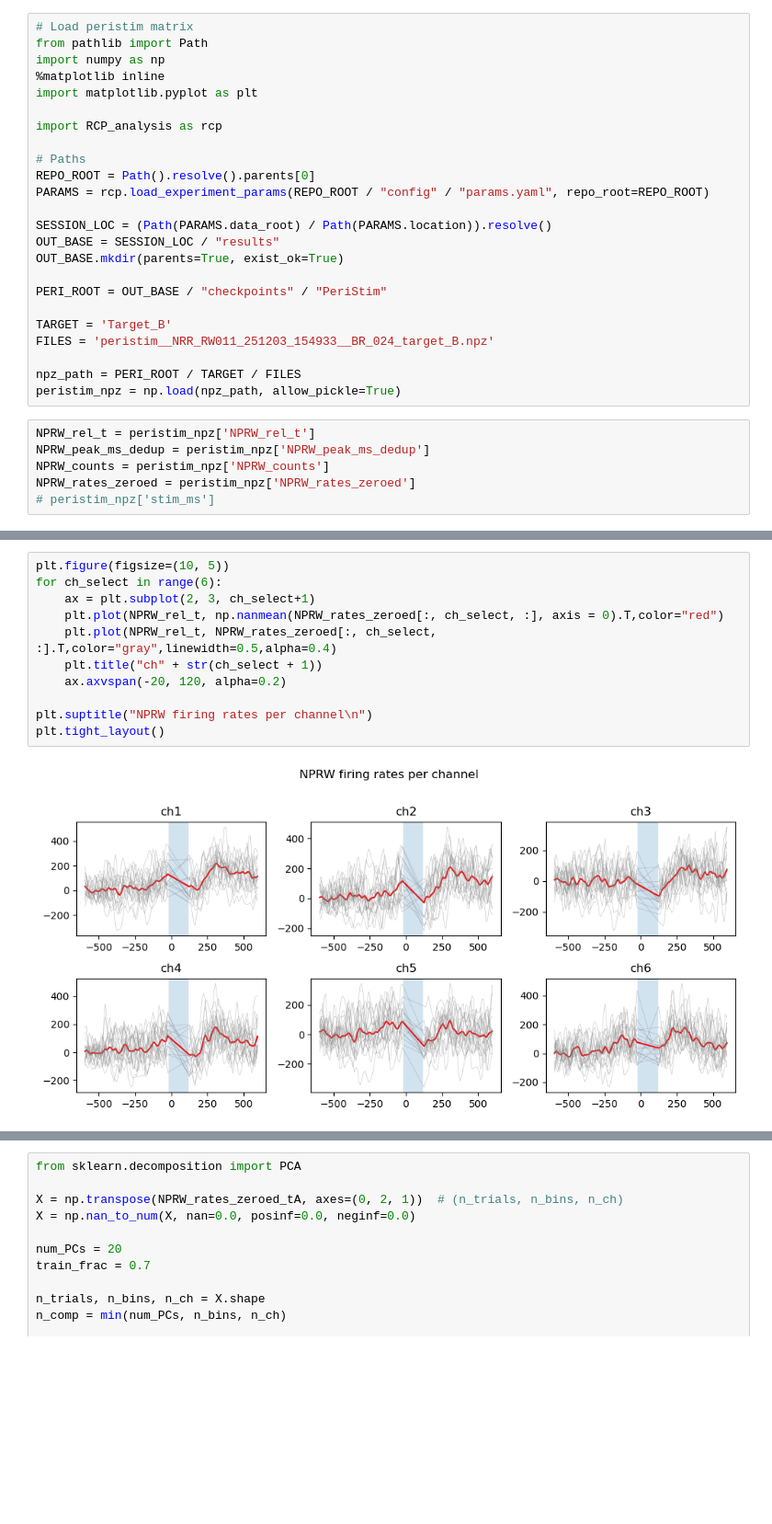
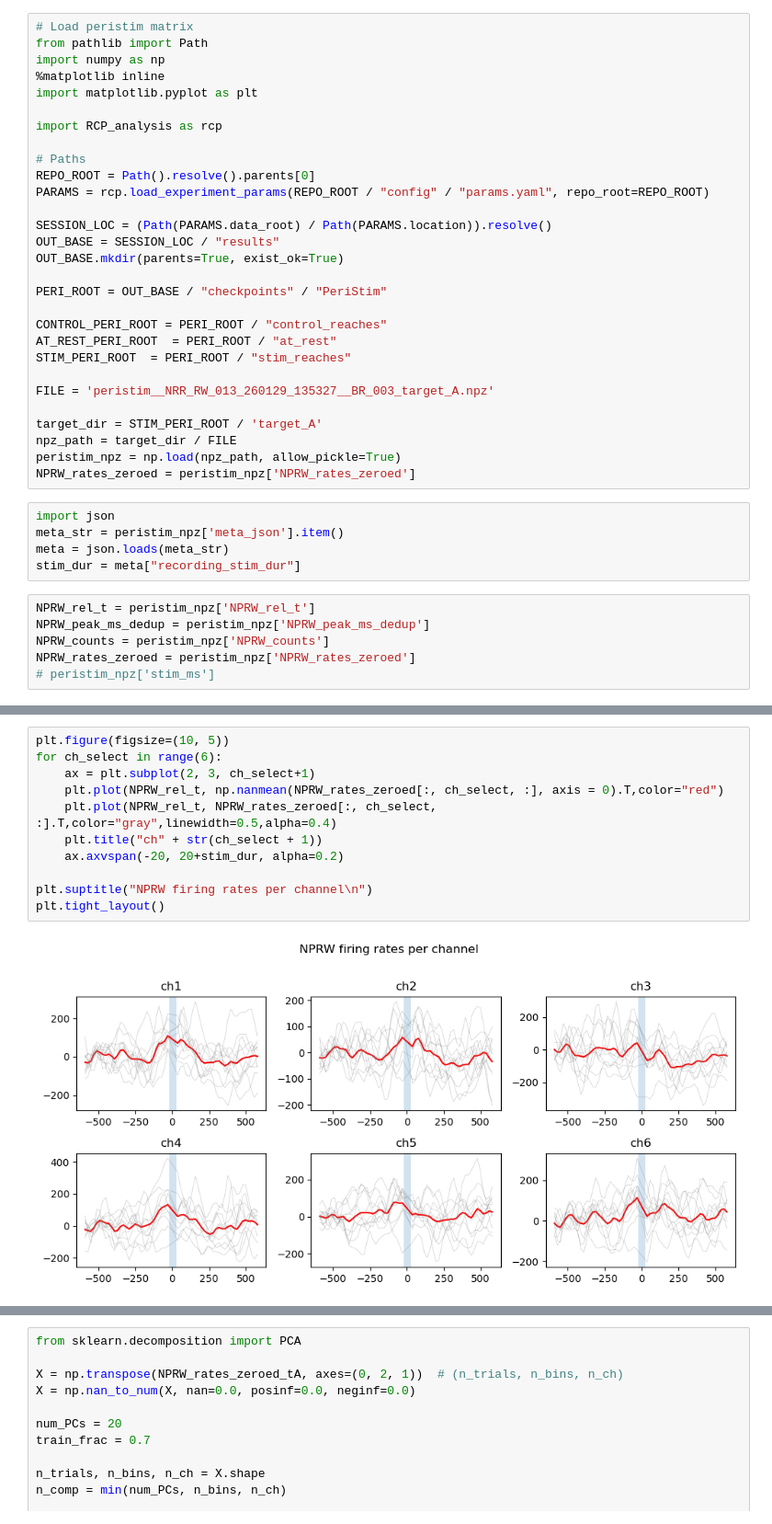
Before and after one commit to Raynor-Cerebellum-Project/RCP_analysis, a Jupyter notebook: scripts/PCA_analysis.ipynb, the cells around one changed output, grey strips where cells are left out. Shown at 92% size. Saved outputs shown, nothing was run; the diff lists cells and outputs as text; blank space fills up the shorter version.

```diff
--- a/scripts/PCA_analysis.ipynb
+++ b/scripts/PCA_analysis.ipynb
@@ -17,11 +17,21 @@ OUT_BASE.mkdir(parents=True, exist_ok=True)
 
 PERI_ROOT = OUT_BASE / "checkpoints" / "PeriStim"
 
-TARGET = 'Target_B'
-FILES = 'peristim__NRR_RW011_251203_154933__BR_024_target_B.npz'
+CONTROL_PERI_ROOT = PERI_ROOT / "control_reaches"
+AT_REST_PERI_ROOT  = PERI_ROOT / "at_rest"
+STIM_PERI_ROOT  = PERI_ROOT / "stim_reaches"
 
-npz_path = PERI_ROOT / TARGET / FILES
+FILE = 'peristim__NRR_RW_013_260129_135327__BR_003_target_A.npz'
+
+target_dir = STIM_PERI_ROOT / 'target_A'
+npz_path = target_dir / FILE
 peristim_npz = np.load(npz_path, allow_pickle=True)
+NPRW_rates_zeroed = peristim_npz['NPRW_rates_zeroed']
+# %%
+import json
+meta_str = peristim_npz['meta_json'].item()
+meta = json.loads(meta_str)
+stim_dur = meta["recording_stim_dur"]
 # %%
 NPRW_rel_t = peristim_npz['NPRW_rel_t']
 NPRW_peak_ms_dedup = peristim_npz['NPRW_peak_ms_dedup']
@@ -65,13 +66,13 @@ plt.tight_layout()
 # %%
 plt.figure(figsize=(10, 5))
 for ch_select in range(6):
     ax = plt.subplot(2, 3, ch_select+1)
     plt.plot(NPRW_rel_t, np.nanmean(NPRW_rates_zeroed[:, ch_select, :], axis = 0).T,color="red")
     plt.plot(NPRW_rel_t, NPRW_rates_zeroed[:, ch_select, :].T,color="gray",linewidth=0.5,alpha=0.4)
     plt.title("ch" + str(ch_select + 1))
-    ax.axvspan(-20, 120, alpha=0.2)
+    ax.axvspan(-20, 20+stim_dur, alpha=0.2)
 
 plt.suptitle("NPRW firing rates per channel\n")
 plt.tight_layout()
 # %% [output]
-[figure, old version]
+[figure, new version]
```
Also changed, not shown: parts of 23 cells of this notebook, 3 other files.
